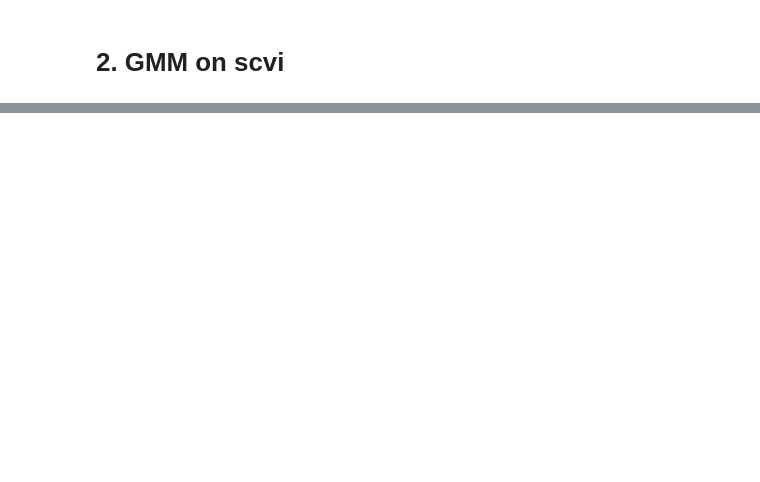
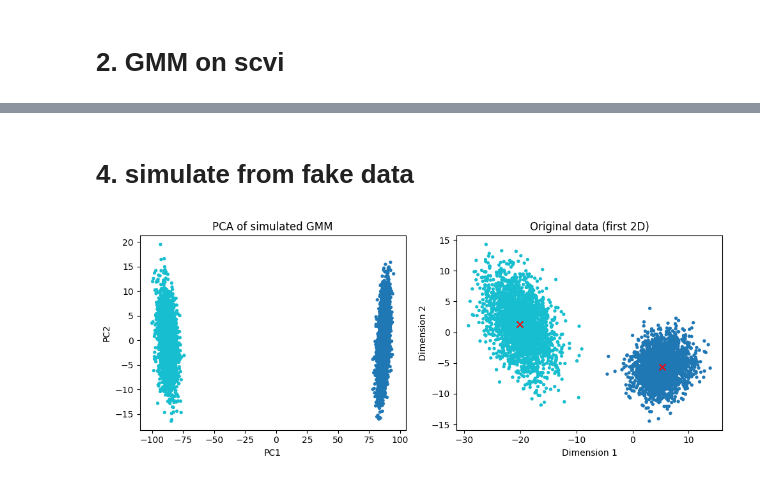
Before and after one commit to ShuonanChen/LCNE_transcriptomics, a Jupyter notebook: notebooks/snRNA/continuum_analayis.ipynb, the cells around one changed output, grey strips where cells are left out. Cells and saved outputs as stored; diff of their text form; code cells hidden in the pictures; blank space fills up the shorter version.

Commit message:
update mmidas with the actual fake data

```diff
--- a/notebooks/snRNA/continuum_analayis.ipynb
+++ b/notebooks/snRNA/continuum_analayis.ipynb
@@ -192,0 +215,61 @@ plt.show()
+# %% [markdown]
+# 4. simulate from fake data
+# %%
+from sklearn.decomposition import PCA
+
+def simulate_gmm(N=None, D=10, K=2, separations=100, random_state=0):
+    """Generate simulated GMM data with K clusters"""
+    if N is None:
+        N = data['log1p'].shape[0]
+
+    rng = np.random.default_rng(random_state)
+
+    # Generate cluster centers
+    directions = rng.normal(0, 1, (K, D))
+    directions /= np.linalg.norm(directions, axis=1, keepdims=True)
+    means = directions * separations
+
+    # Generate covariance matrices
+    covs = []
+    for k in range(K):
+        A = rng.normal(0, 1, (D, D))
+        cov = A @ A.T + np.eye(D) * 1
+        covs.append(cov)
+
+    # Generate data
+    pis = np.ones(K) / K
+    z = rng.choice(K, size=N, p=pis)
+    X = np.zeros((N, D))
+
+    for k in range(K):
+        idx = np.where(z == k)[0]
+        X[idx] = rng.multivariate_normal(mean=means[k], cov=covs[k], size=len(idx))
+
+    return X, z, means, covs, pis
+
+# Generate simulated data
+gt_k = 2
+separations = 100  # Higher values make clusters more separable
+X_simu, z, means, covs, pis = simulate_gmm(K=gt_k, separations=separations)
+
+# Visualize simulated data
+pca = PCA(n_components=2)
+X_pca = pca.fit_transform(X_simu)
+
+fig, (ax1, ax2) = plt.subplots(1, 2, figsize=(10, 4))
+
+ax1.scatter(X_pca[:,0], X_pca[:,1], c=z, s=8, cmap='tab10')
+ax1.set_title('PCA of simulated GMM')
+ax1.set_xlabel('PC1')
+ax1.set_ylabel('PC2')
+
+ax2.scatter(X_simu[:,0], X_simu[:,1], c=z, s=8, cmap='tab10')
+ax2.scatter(means[:,0], means[:,1], color='red', s=50, marker='x')
+ax2.set_title('Original data (first 2D)')
+ax2.set_xlabel('Dimension 1')
+ax2.set_ylabel('Dimension 2')
+
+plt.tight_layout()
+plt.show()
+# %% [output]
+[figure, added]
```
Also changed, not shown: parts of 13 cells of this notebook.
